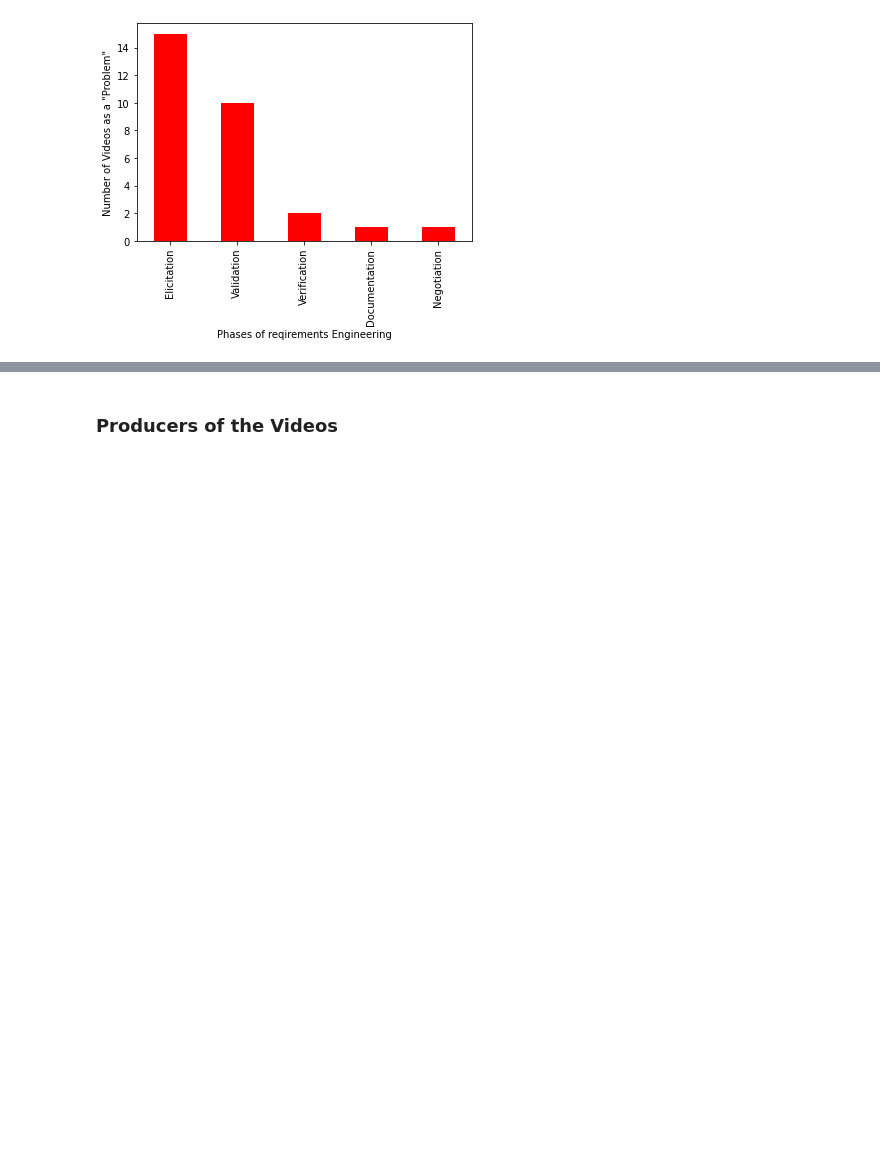
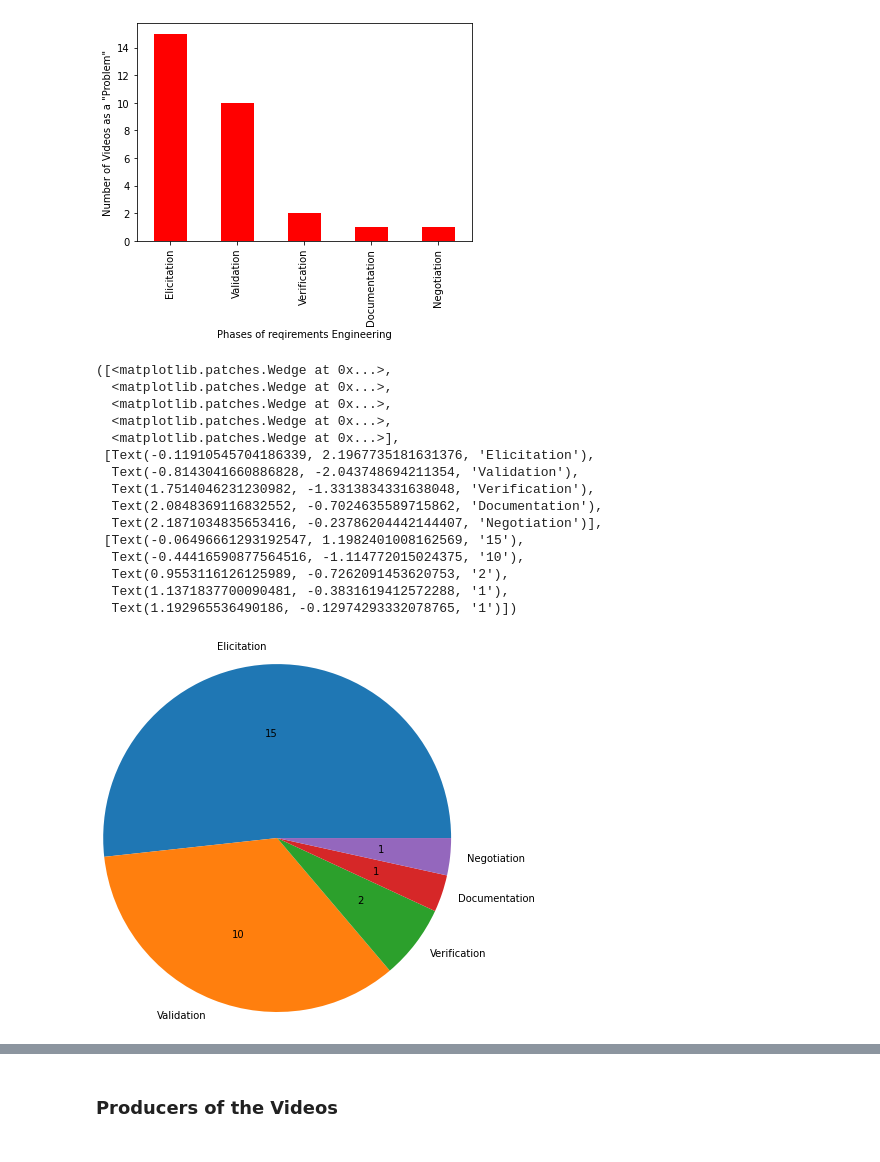
Before and after one commit to AlexHahnGF/bachelor, a Jupyter notebook: Untitled.ipynb, the cells around one changed output, grey strips where cells are left out. Drawn from its saved outputs; the diff is of its cells as text; code cells hidden in the pictures; blank space fills up the shorter version.

```diff
--- a/Untitled.ipynb
+++ b/Untitled.ipynb
@@ -352,3 +352,27 @@ df['re_phase'].value_counts().plot(kind='bar',
 # %% [output]
 <AxesSubplot:xlabel='Phases of reqirements Engineering', ylabel='Number of Videos as a "Problem"'>
 [figure]
+# %%
+df = pd.DataFrame(context_data_problem)
+plt_labels = df['re_phase'].value_counts().index.tolist()
+plt.pie(df['re_phase'].value_counts(),
+                   labels = plt_labels,
+                   autopct=lambda x: '{:.0f}'.format(x * len(context_data_problem) / 100),
+                   radius=2)
+# %% [output]
+([<matplotlib.patches.Wedge at 0x...>,
+  <matplotlib.patches.Wedge at 0x...>,
+  <matplotlib.patches.Wedge at 0x...>,
+  <matplotlib.patches.Wedge at 0x...>,
+  <matplotlib.patches.Wedge at 0x...>],
+ [Text(-0.11910545704186339, 2.1967735181631376, 'Elicitation'),
+  Text(-0.8143041660886828, -2.043748694211354, 'Validation'),
+  Text(1.7514046231230982, -1.3313834331638048, 'Verification'),
+  Text(2.0848369116832552, -0.7024635589715862, 'Documentation'),
+  Text(2.1871034835653416, -0.23786204442144407, 'Negotiation')],
+ [Text(-0.06496661293192547, 1.1982401008162569, '15'),
+  Text(-0.44416590877564516, -1.114772015024375, '10'),
+  Text(0.9553116126125989, -0.7262091453620753, '2'),
+  Text(1.1371837700090481, -0.3831619412572288, '1'),
+  Text(1.192965536490186, -0.12974293332078765, '1')])
+[figure, added]
```
Also changed, not shown: parts of 14 cells of this notebook.
